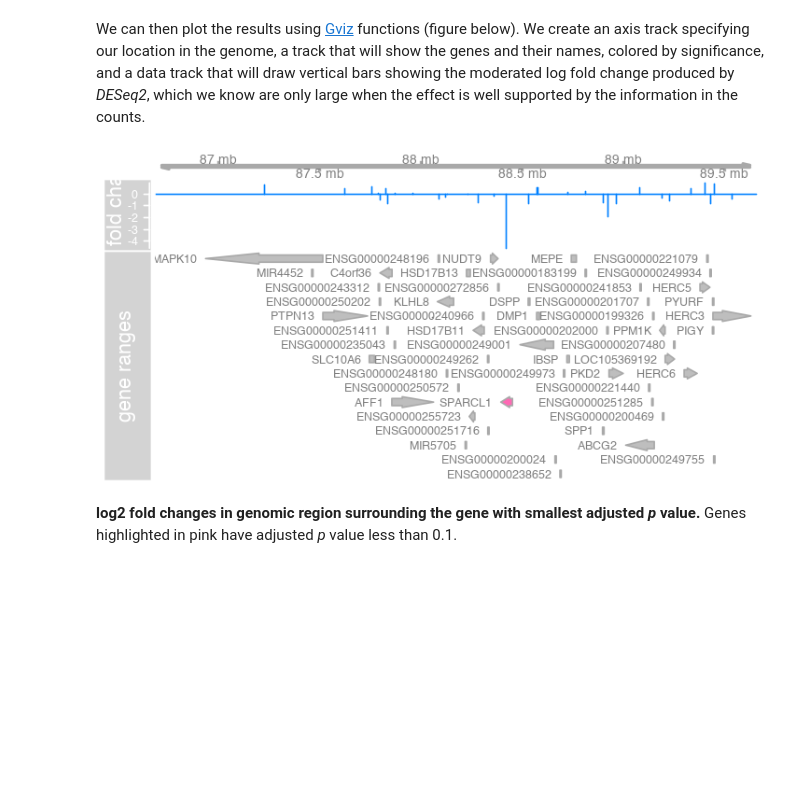
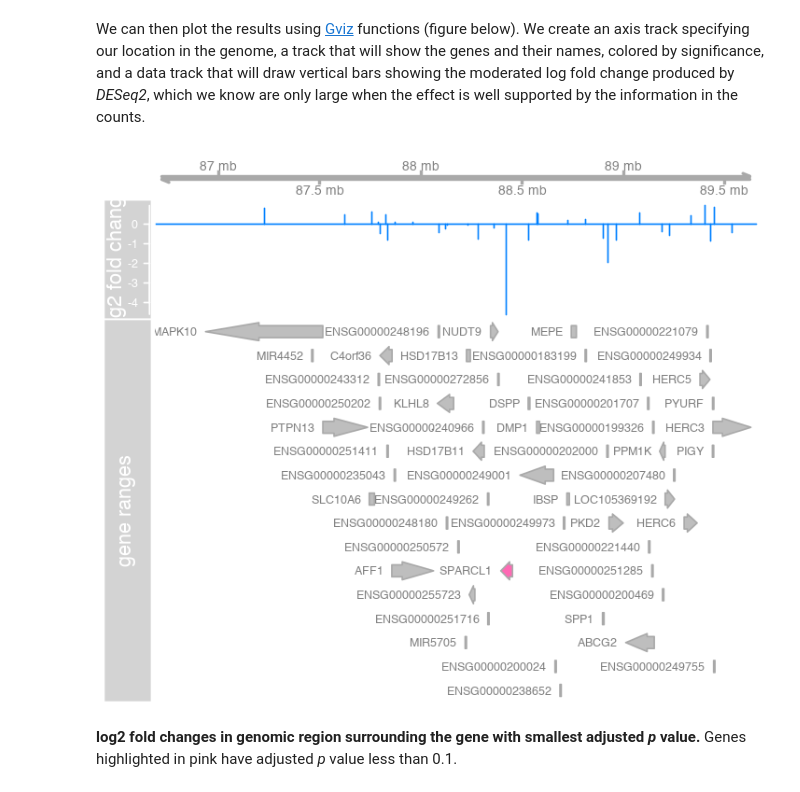
Before and after one commit to vjcitn/BrownCOBRE2018, a Jupyter notebook: notebooks_day2/BrownCOBREDay2Session2.ipynb, the cells around one changed output. Cells and saved outputs as stored; diff of their text form; code cells hidden in the pictures; blank space fills up the shorter version.

```diff
--- a/notebooks_day2/BrownCOBREDay2Session2.ipynb
+++ b/notebooks_day2/BrownCOBREDay2Session2.ipynb
@@ -1259,15 +969,16 @@ and a data track that will draw vertical bars showing the moderated
 log fold change produced by *DESeq2*, which we know are only large
 when the effect is well supported by the information in the counts.
 # %%
+options(repr.plot.height=5)
 options(ucscChromosomeNames = FALSE)
 g <- GenomeAxisTrack()
 a <- AnnotationTrack(resGRsub, name = "gene ranges", feature = status)
 d <- DataTrack(resGRsub, data = "log2FoldChange", baseline = 0,
                type = "h", name = "log2 fold change", strand = "+")
 plotTracks(list(g, d, a), groupAnnotation = "group",
            notsig = "grey", sig = "hotpink")
 # %% [output]
-[figure, old version]
+[figure, new version]
 # %% [markdown]
 **log2 fold changes in genomic region surrounding the gene with smallest
   adjusted *p* value.** Genes highlighted in pink have adjusted *p*
```
Also changed, not shown: parts of 42 cells of this notebook, 3 other files.
